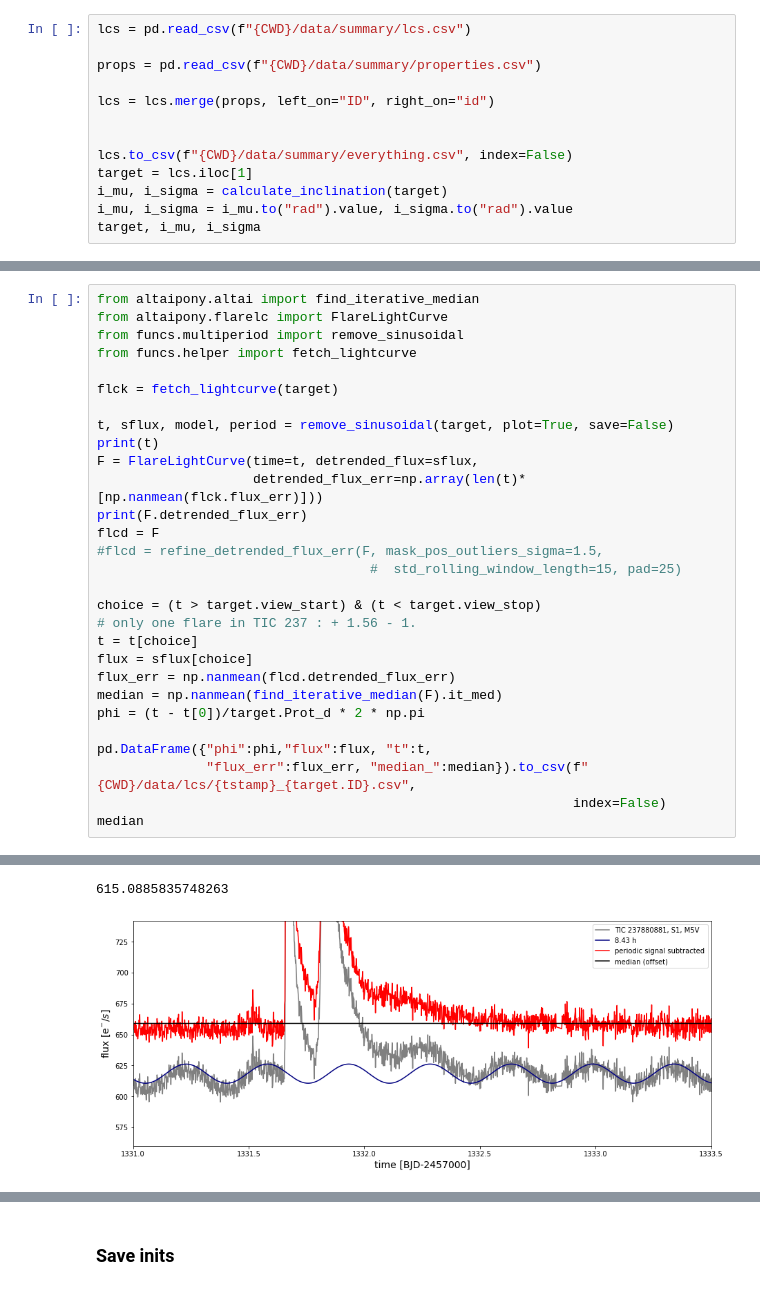
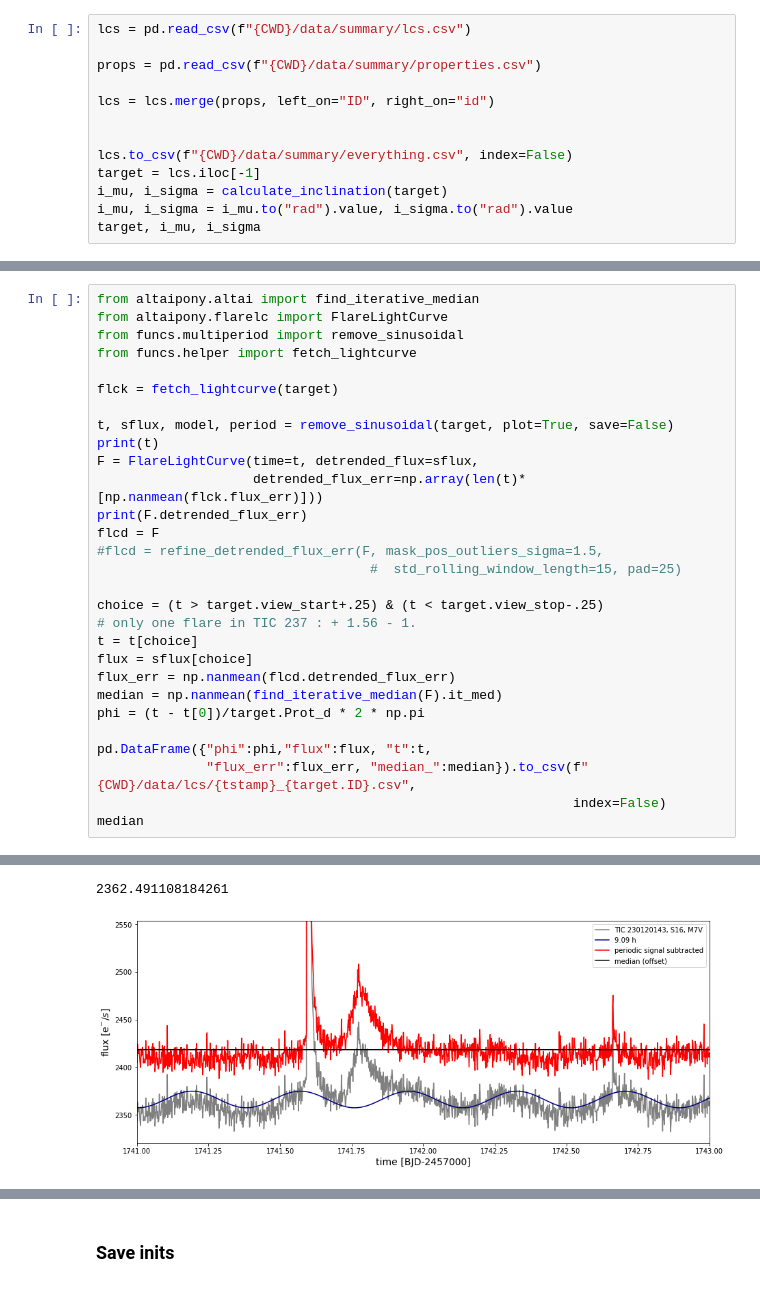
Before and after one commit to ekaterinailin/MalachiteMountains, a Jupyter notebook: analysis/notebooks/NB42c_Model_fit_to_Two_Flare_LC.ipynb, the cells around one changed output, grey strips where cells are left out. Saved outputs shown, nothing was run; the diff lists cells and outputs as text.

```diff
--- a/analysis/notebooks/NB42c_Model_fit_to_Two_Flare_LC.ipynb
+++ b/analysis/notebooks/NB42c_Model_fit_to_Two_Flare_LC.ipynb
@@ -40,7 +42,7 @@ lcs = lcs.merge(props, left_on="ID", right_on="id")
 
 
 lcs.to_csv(f"{CWD}/data/summary/everything.csv", index=False)
-target = lcs.iloc[1]
+target = lcs.iloc[-1]
 i_mu, i_sigma = calculate_inclination(target)
 i_mu, i_sigma = i_mu.to("rad").value, i_sigma.to("rad").value
 target, i_mu, i_sigma
@@ -79,7 +85,7 @@ flcd = F
 #flcd = refine_detrended_flux_err(F, mask_pos_outliers_sigma=1.5,
                                    #  std_rolling_window_length=15, pad=25)
 
-choice = (t > target.view_start) & (t < target.view_stop)
+choice = (t > target.view_start+.25) & (t < target.view_stop-.25)
 # only one flare in TIC 237 : + 1.56 - 1.
 t = t[choice]
 flux = sflux[choice]
@@ -106,5 +112,5 @@ Relative amplitude of modulation: -1.3e-02
-615.0885835748263
+2362.491108184261
-[figure, old version]
+[figure, new version]
 # %%
 lc = pd.read_csv(f"{CWD}/data/lcs/{tstamp}_{target.ID}.csv")
 phi = lc.phi.values
```
Also changed, not shown: parts of 7 cells of this notebook, 9 other files.
